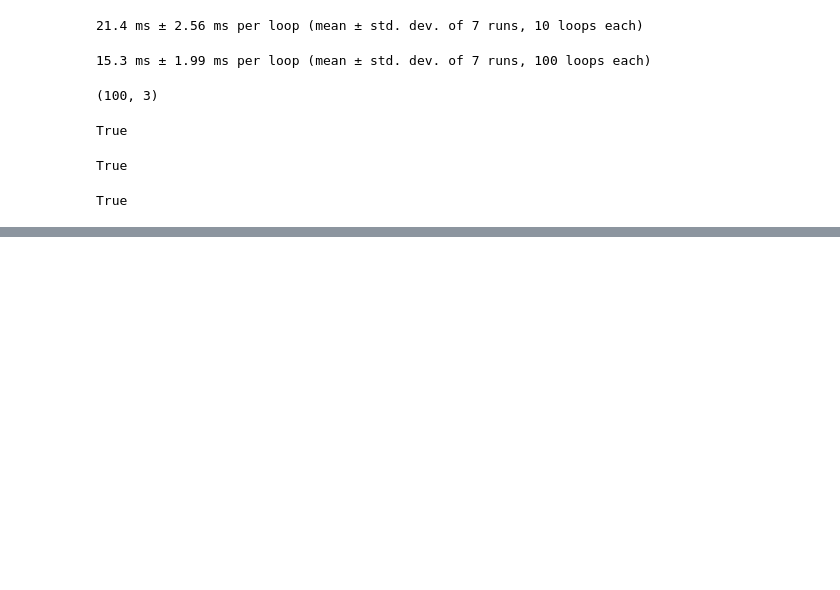
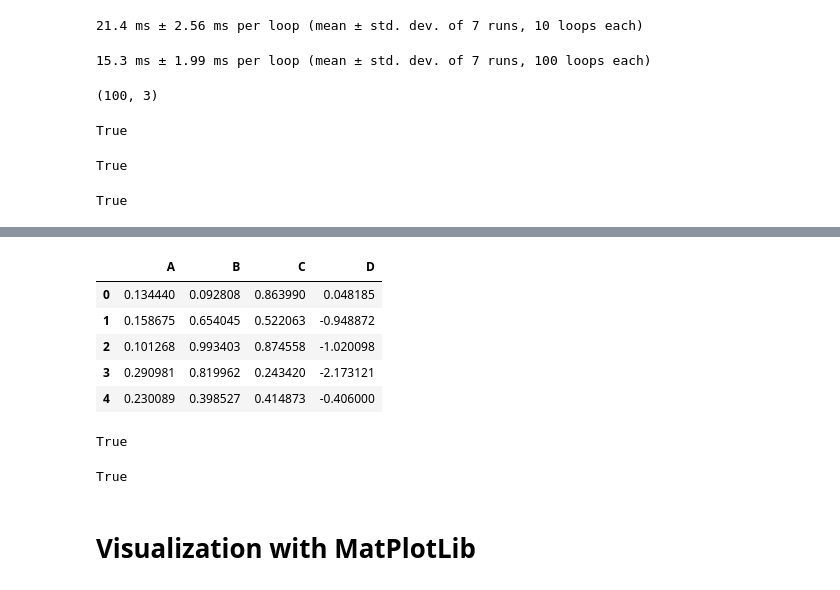
Before and after one commit to SpIIIII/jupyter-repo, a Jupyter notebook: Python Data Science Cookbook/Main.ipynb, the cells around one changed output, grey strips where cells are left out. Drawn from its saved outputs; the diff is of its cells as text; code cells hidden in the pictures; blank space fills up the shorter version.

```diff
--- a/Python Data Science Cookbook/Main.ipynb
+++ b/Python Data Science Cookbook/Main.ipynb
@@ -168,0 +237,26 @@ True
+# %%
+df.eval('D=(A-B)/C',inplace= True)
+df.head()
+# %% [output]
+|  | A | B | C | D |
+| 0 | 0.134440 | 0.092808 | 0.863990 | 0.048185 |
+| 1 | 0.158675 | 0.654045 | 0.522063 | -0.948872 |
+| 2 | 0.101268 | 0.993403 | 0.874558 | -1.020098 |
+| 3 | 0.290981 | 0.819962 | 0.243420 | -2.173121 |
+| 4 | 0.230089 | 0.398527 | 0.414873 | -0.406000 |
+# %%
+result1 = df[ (df.A < 0.5) & (df.B < 0.5) ]
+result2 = pd.eval('df[ (df.A < 0.5) & (df.B < 0.5) ]')
+result3 = df.query('A < 0.5 and B < 0.5')
+np.allclose(result1,result3)
+# %% [output]
+True
+# %%
+Cmean = df['C'].mean()
+res1 = df[(df.A < Cmean) & (df.B < Cmean)]
+res2 = df.query('A < @Cmean and B < @Cmean')
+np.allclose(res1,res2)
+# %% [output]
+True
+# %% [markdown]
+# Visualization with MatPlotLib
```
Also changed, not shown: parts of 8 cells of this notebook.
